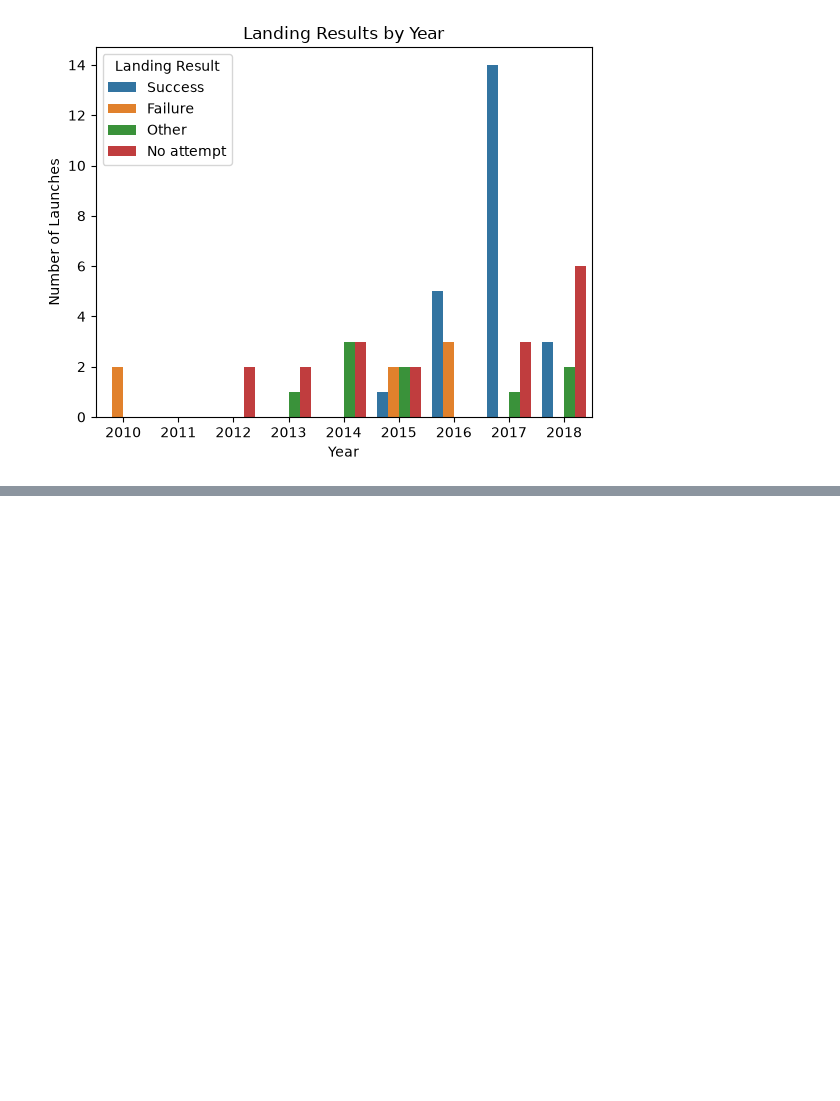
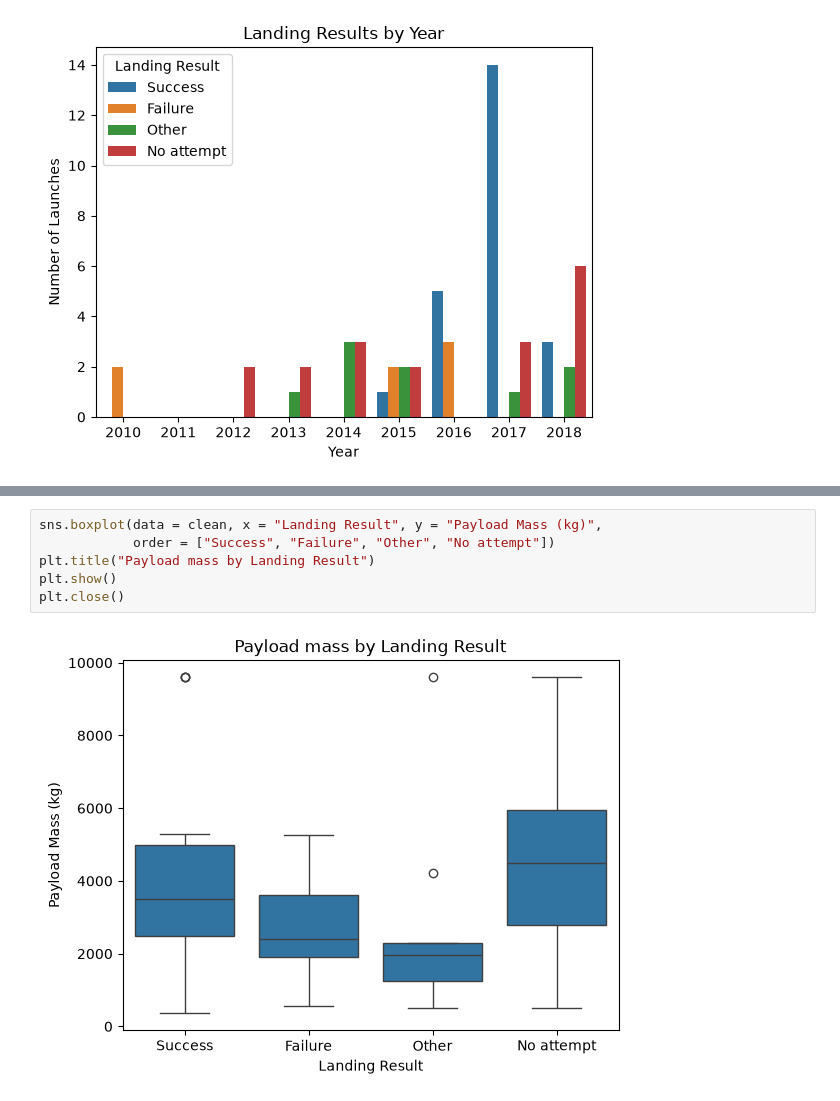
Before and after one commit to harshaie/AI-Foundations-Project, a Jupyter notebook: AI Foundations Project.ipynb, the cells around one changed output, grey strips where cells are left out. Saved outputs shown, nothing was run; the diff lists cells and outputs as text; blank space fills up the shorter version.

```diff
--- a/AI Foundations Project.ipynb
+++ b/AI Foundations Project.ipynb
@@ -464,3 +464,11 @@ plt.show()
 plt.close()
 # %% [output]
 [figure]
+# %%
+sns.boxplot(data = clean, x = "Landing Result", y = "Payload Mass (kg)",
+            order = ["Success", "Failure", "Other", "No attempt"])
+plt.title("Payload mass by Landing Result")
+plt.show()
+plt.close()
+# %% [output]
+[figure, added]
```
Also changed, not shown: parts of 3 cells of this notebook.
